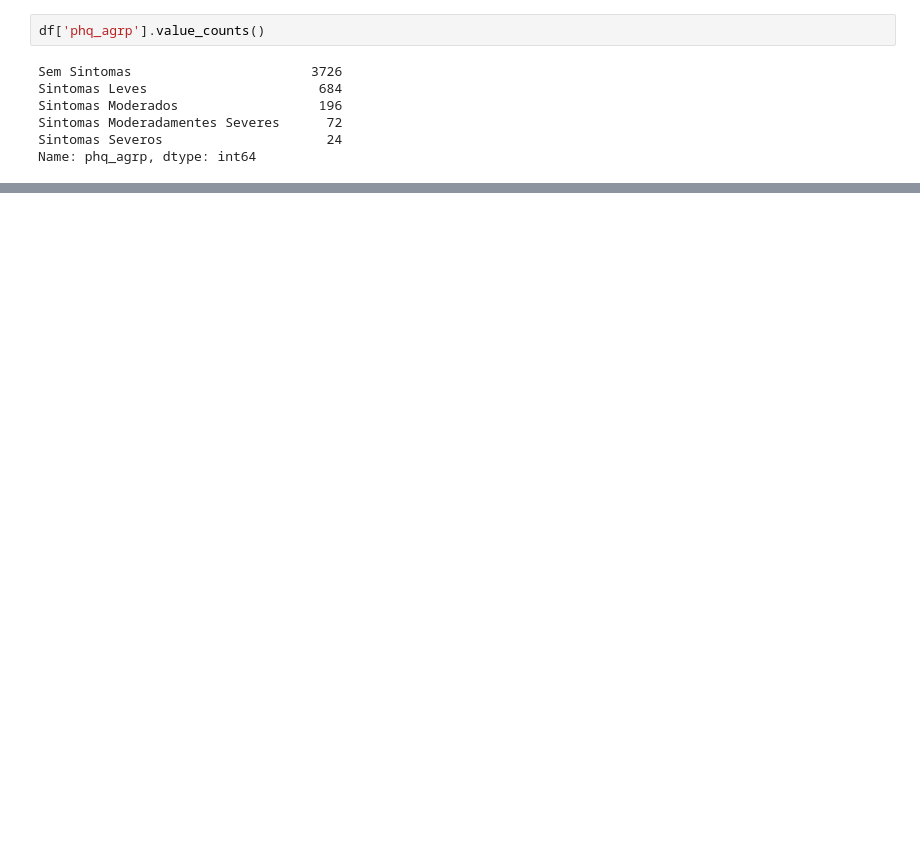
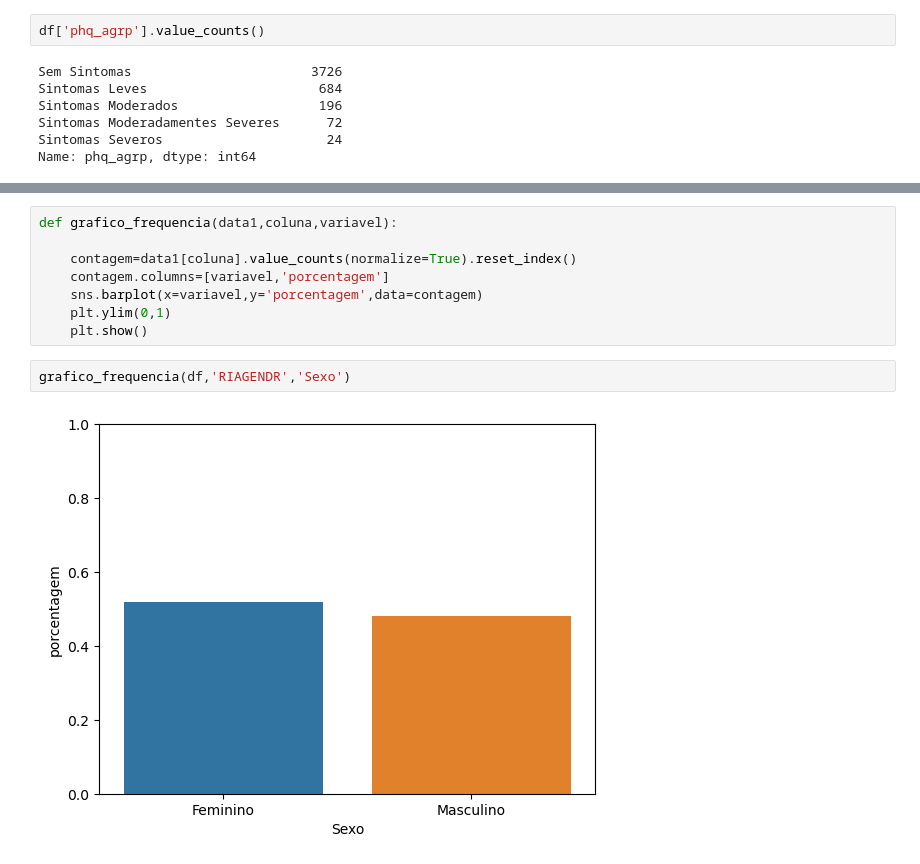
Before and after one commit to Felintox/Tera_Desafio_Inferencia, a Jupyter notebook: Tera_Desafio_Inferencia.ipynb, the cells around one changed output, grey strips where cells are left out. Cells and saved outputs as stored; diff of their text form; blank space fills up the shorter version.

```diff
--- a/Tera_Desafio_Inferencia.ipynb
+++ b/Tera_Desafio_Inferencia.ipynb
@@ -299,0 +340,12 @@ df['phq_score']
+# %%
+def grafico_frequencia(data1,coluna,variavel):
+
+    contagem=data1[coluna].value_counts(normalize=True).reset_index()
+    contagem.columns=[variavel,'porcentagem']
+    sns.barplot(x=variavel,y='porcentagem',data=contagem)
+    plt.ylim(0,1)
+    plt.show()
+# %%
+grafico_frequencia(df,'RIAGENDR','Sexo')
+# %% [output]
+[figure, added]
```
Also changed, not shown: parts of 25 cells of this notebook.
